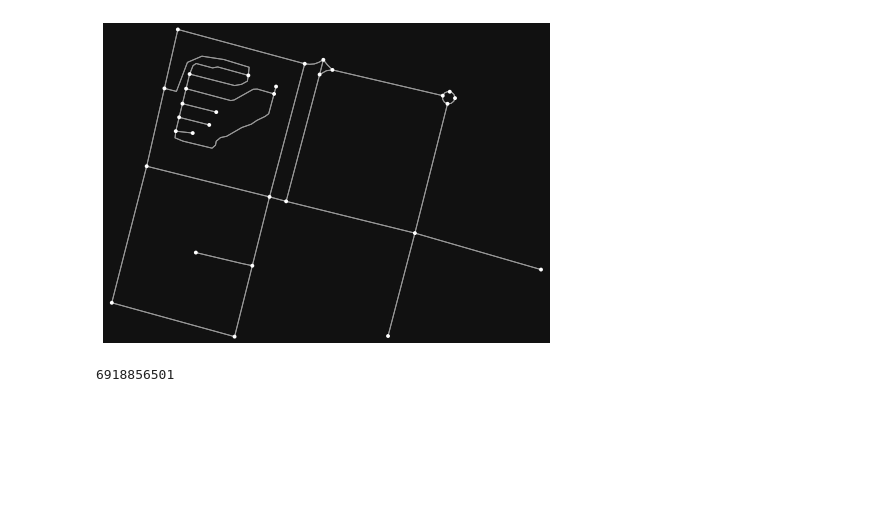
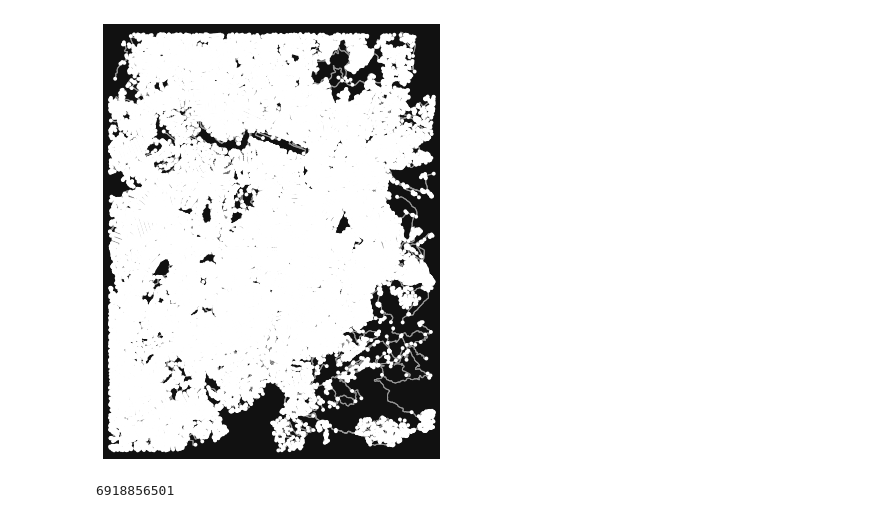
Before and after one commit to vfernandes7/TCC-UFMG-Engenharia-Mecanica, a Jupyter notebook: Untitled-Copy1.ipynb, the cells around one changed output. Saved outputs shown, nothing was run; the diff lists cells and outputs as text; code cells hidden in the pictures; blank space fills up the shorter version.

```diff
--- a/Untitled-Copy1.ipynb
+++ b/Untitled-Copy1.ipynb
@@ -13,12 +13,12 @@ import matplotlib.cm as cm
 ox.config(log_console=True, use_cache=True)
 # %%
 #mapa menor
-G = ox.graph_from_bbox(-19.92704,-19.93009,-43.94871,-43.94427,network_type='walk')
+#G = ox.graph_from_bbox(-19.92704,-19.93009,-43.94871,-43.94427,network_type='walk')
 #mapa completo
-#G = ox.graph_from_bbox(-19.7961,-20.0056,-44.0418,-43.8684,network_type='walk')
+G = ox.graph_from_bbox(-19.7961,-20.0056,-44.0418,-43.8684,network_type='walk')
 fig, ax = ox.plot_graph(G)
 # %% [output]
-[figure, old version]
+[figure, new version]
 # %%
 coord_1 = (-19.92798671024853, -43.94740898668482)
 target_1 = ox.get_nearest_node(G, coord_1)
```
Also changed, not shown: parts of 20 cells of this notebook, 13 other files.
